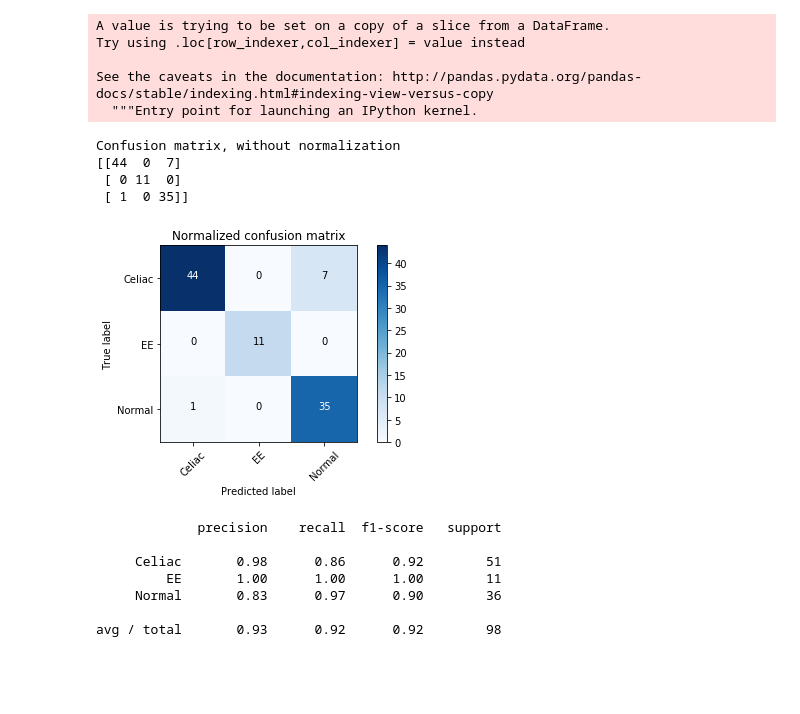
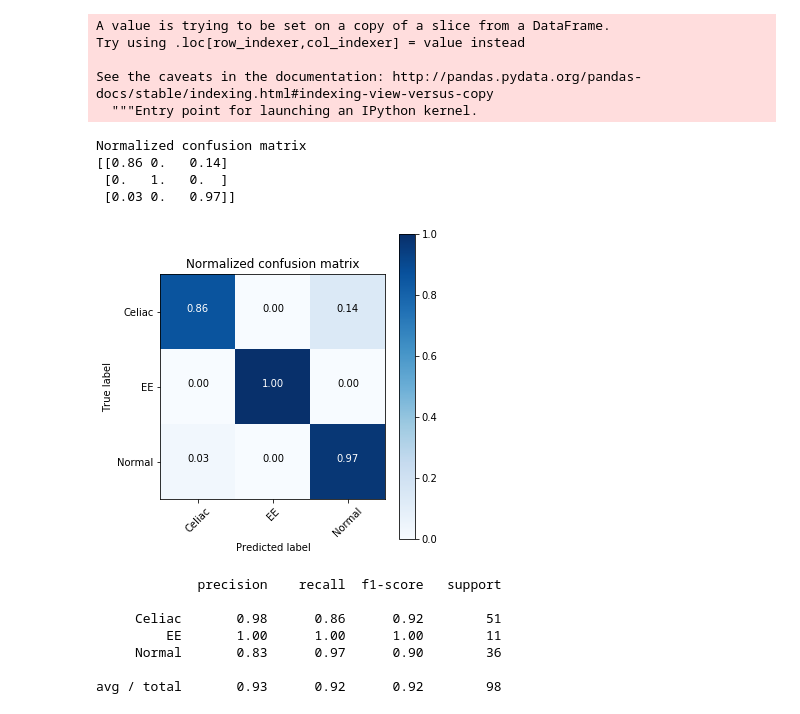
Before and after one commit to UVA-DSI-2019-Capstones/CHRC, a Jupyter notebook: models/result_consolidation.ipynb, the cells around one changed output. Drawn from its saved outputs; the diff is of its cells as text; code cells hidden in the pictures; blank space fills up the shorter version.

```diff
--- a/models/result_consolidation.ipynb
+++ b/models/result_consolidation.ipynb
@@ -134,17 +134,17 @@ def plot_confusion_matrix(cm, classes,
     plt.xlabel('Predicted label')
     plt.tight_layout()
 # %%
-plt.figure()
+plt.figure(figsize=(5, 5))
 plot_confusion_matrix(cnf_matrix, classes=['Celiac', 'EE', 'Normal'],
-                      title='Normalized confusion matrix')
+                      title='Normalized confusion matrix', normalize=True)
 
 plt.show()
 # %% [output]
-Confusion matrix, without normalization
-[[44  0  7]
- [ 0 11  0]
- [ 1  0 35]]
+Normalized confusion matrix
+[[0.86 0.   0.14]
+ [0.   1.   0.  ]
+ [0.03 0.   0.97]]
-[figure, old version]
+[figure, new version]
 # %%
 from sklearn.metrics import classification_report
 
```
Also changed, not shown: 4 other files.
